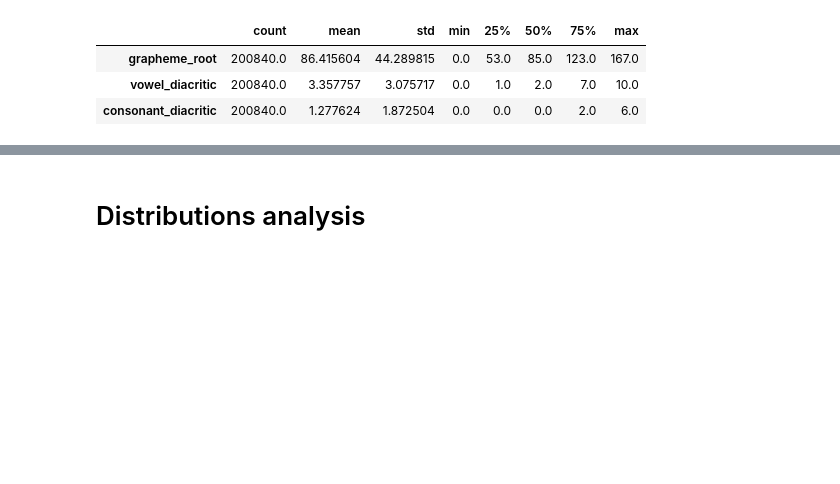
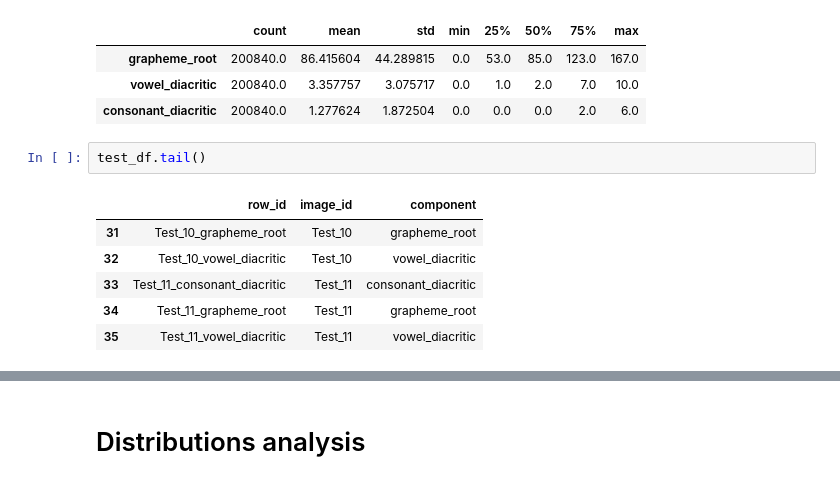
Before and after one commit to dric2018/kaggle-bengali-handwritten, a Jupyter notebook: working/eda.ipynb, the cells around one changed output, grey strips where cells are left out. Drawn from its saved outputs; the diff is of its cells as text; blank space fills up the shorter version.

```diff
--- a/working/eda.ipynb
+++ b/working/eda.ipynb
@@ -31,3 +35,12 @@ train_df.describe().transpose()
 | grapheme_root | 200840.0 | 86.415604 | 44.289815 | 0.0 | 53.0 | 85.0 | 123.0 | 167.0 |
 | vowel_diacritic | 200840.0 | 3.357757 | 3.075717 | 0.0 | 1.0 | 2.0 | 7.0 | 10.0 |
 | consonant_diacritic | 200840.0 | 1.277624 | 1.872504 | 0.0 | 0.0 | 0.0 | 2.0 | 6.0 |
+# %%
+test_df.tail()
+# %% [output]
+|  | row_id | image_id | component |
+| 31 | Test_10_grapheme_root | Test_10 | grapheme_root |
+| 32 | Test_10_vowel_diacritic | Test_10 | vowel_diacritic |
+| 33 | Test_11_consonant_diacritic | Test_11 | consonant_diacritic |
+| 34 | Test_11_grapheme_root | Test_11 | grapheme_root |
+| 35 | Test_11_vowel_diacritic | Test_11 | vowel_diacritic |
```
Also changed, not shown: parts of 8 cells of this notebook, 3 other files.
